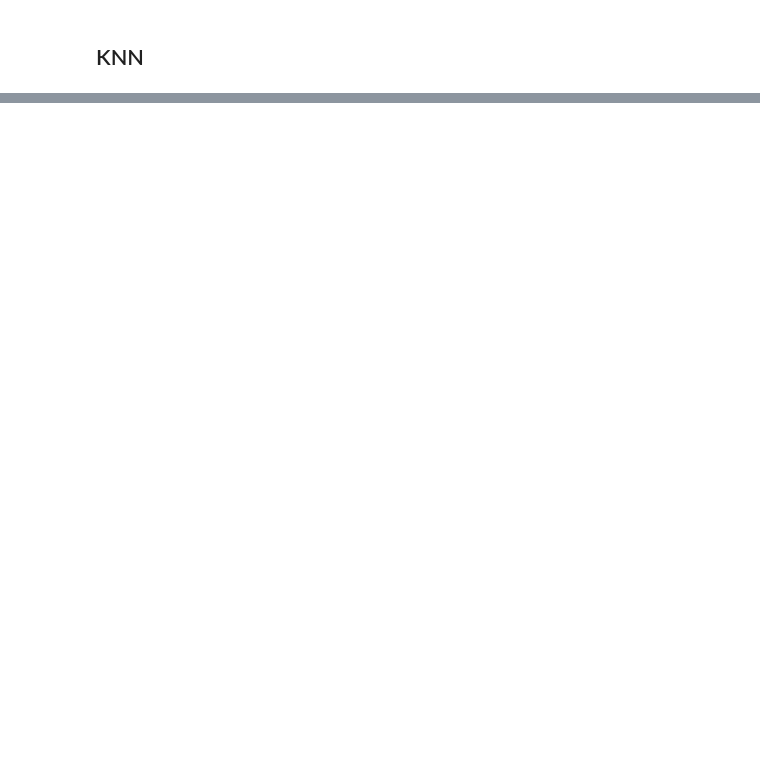
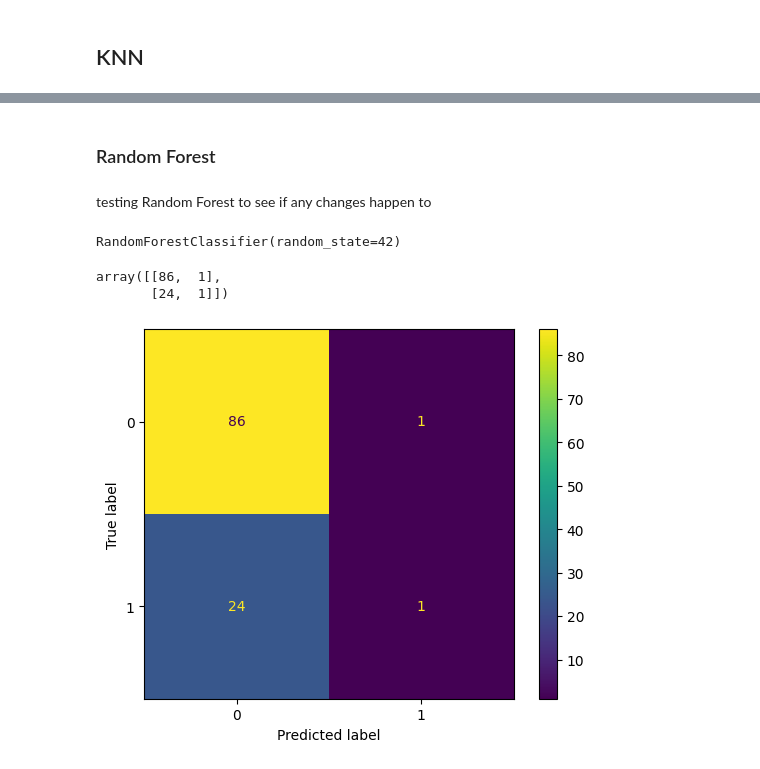
Before and after one commit to FragariaChemist/airline_safety, a Jupyter notebook: code/06_modeling_hh.ipynb, the cells around one changed output, grey strips where cells are left out. Saved outputs shown, nothing was run; the diff lists cells and outputs as text; code cells hidden in the pictures; blank space fills up the shorter version.

```diff
--- a/code/06_modeling_hh.ipynb
+++ b/code/06_modeling_hh.ipynb
@@ -345,0 +489,4 @@ print(gs_knn.score(X_test, y_test))
+# %% [markdown]
+### Random Forest
+# %% [markdown]
+testing Random Forest to see if any changes happen to
@@ -345,0 +495,21 @@ print(gs_knn.score(X_test, y_test))
+# %%
+rf_classifier = RandomForestClassifier(n_estimators=100, random_state=42)
+# %%
+rf_classifier.fit(X_train, y_train)
+# %% [output]
+RandomForestClassifier(random_state=42)
+# %%
+y_pred_rf = rf_classifier.predict(X_test)
+# %%
+cm_rm = confusion_matrix(y_test, y_pred_rf)
+cm_rm
+# %% [output]
+array([[86,  1],
+       [24,  1]])
+# %%
+cmdis = ConfusionMatrixDisplay(confusion_matrix = cm_rm, display_labels = gs.classes_)
+
+cmdis.plot()
+#plt.savefig('../images/ran_for_conf_matrix_display_hh', dpi = 192);
+# %% [output]
+[figure, added]
```
Also changed, not shown: parts of 31 cells of this notebook, 3 other files.
